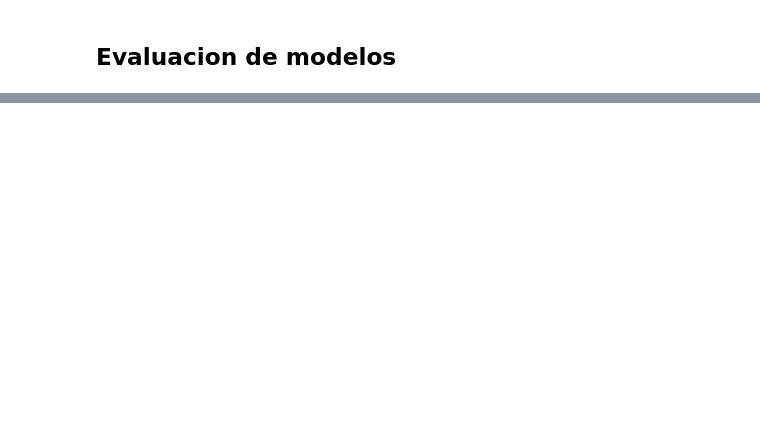
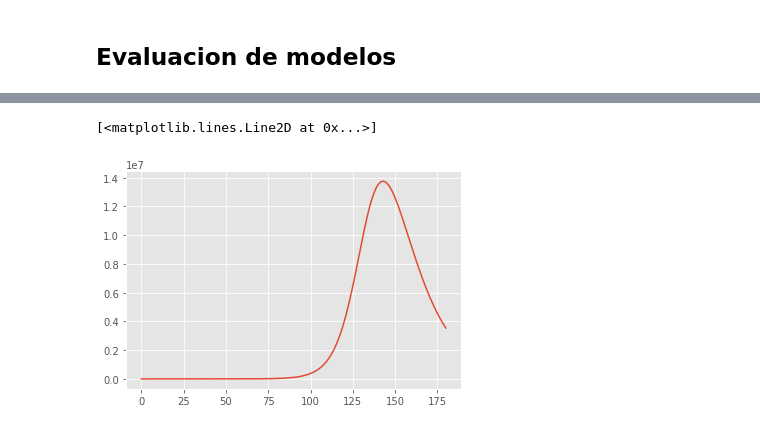
Before and after one commit to AP-2020-1S/covid-19-analiticapedictiva_ajsg, a Jupyter notebook: Entrega Analitica Predictiva.ipynb, the cells around one changed output, grey strips where cells are left out. Saved outputs shown, nothing was run; the diff lists cells and outputs as text; code cells hidden in the pictures; blank space fills up the shorter version.

```diff
--- a/Entrega Analitica Predictiva.ipynb
+++ b/Entrega Analitica Predictiva.ipynb
@@ -472,0 +500,5 @@ R0 is 7.5
+# %%
+plt.plot(df['day'],df['infected'])
+# %% [output]
+[<matplotlib.lines.Line2D at 0x...>]
+[figure, added]
```
Also changed, not shown: parts of 32 cells of this notebook.
